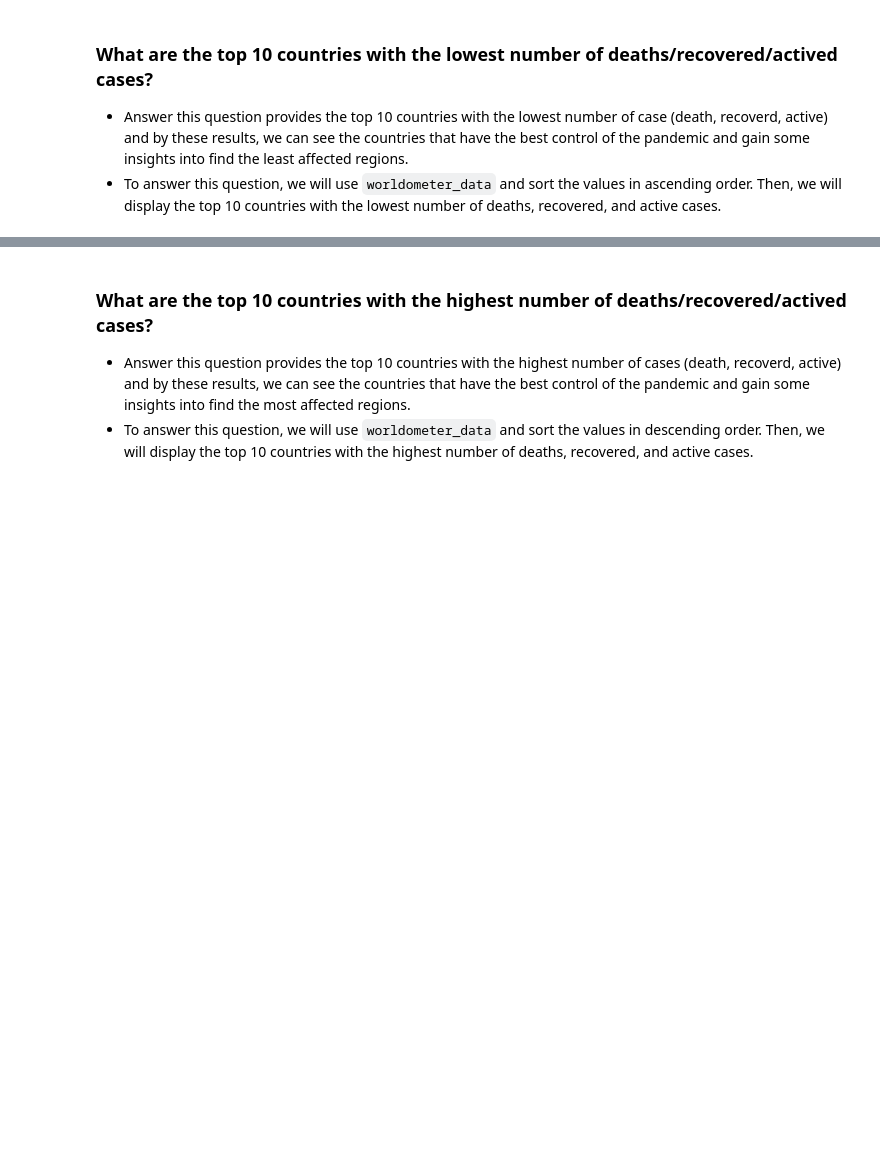
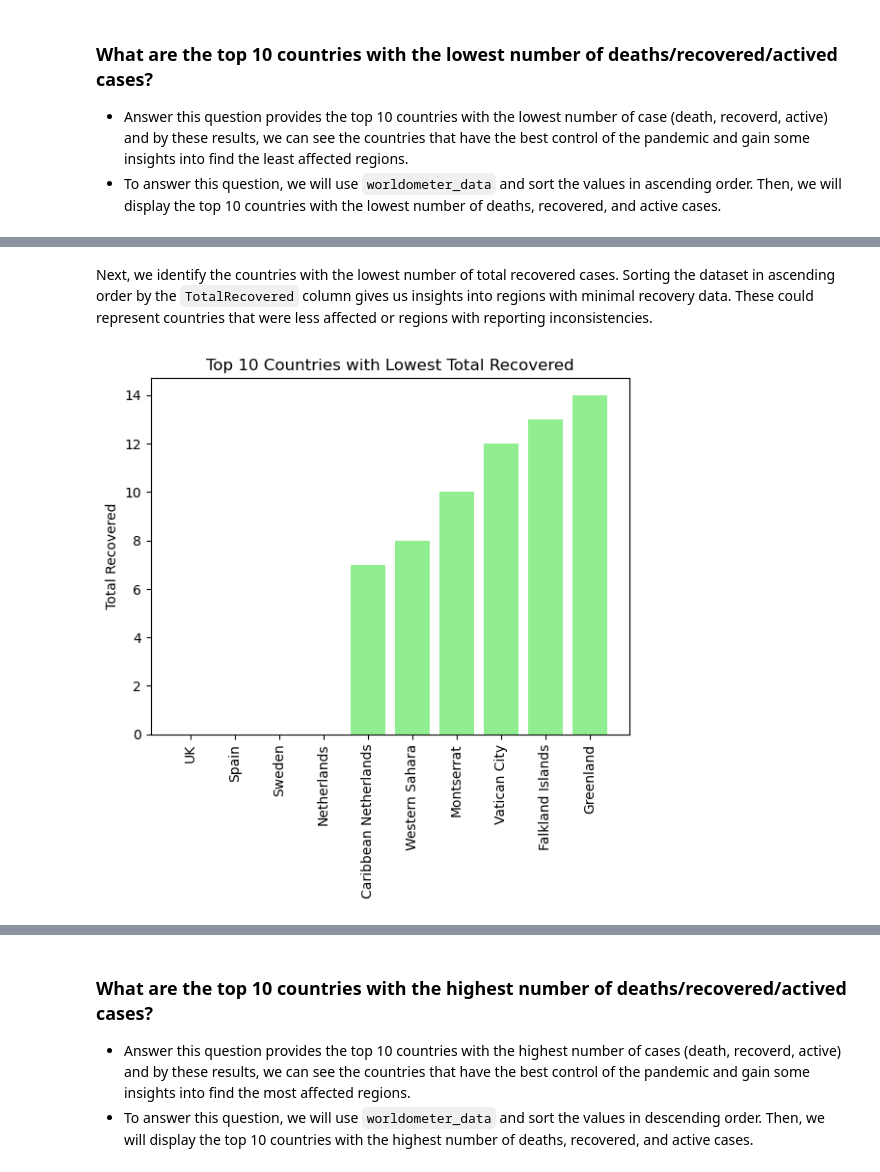
Before and after one commit to dhuyent/DSProgramming-FinalProject, a Jupyter notebook: src/Data_analysis.ipynb, the cells around one changed output, grey strips where cells are left out. Drawn from its saved outputs; the diff is of its cells as text; code cells hidden in the pictures; blank space fills up the shorter version.

```diff
--- a/src/Data_analysis.ipynb
+++ b/src/Data_analysis.ipynb
@@ -163,0 +170,11 @@ correlation_matrix
+# %% [markdown]
+Next, we identify the countries with the lowest number of total recovered cases. Sorting the dataset in ascending order by the `TotalRecovered` column gives us insights into regions with minimal recovery data. These could represent countries that were less affected or regions with reporting inconsistencies.
+# %%
+top_10_lowest_recovered = world_df.sort_values(by="TotalRecovered", ascending=True).head(10)
+
+plt.bar(top_10_lowest_recovered["Country/Region"], top_10_lowest_recovered["TotalRecovered"], color='lightgreen')
+plt.title("Top 10 Countries with Lowest Total Recovered")
+plt.ylabel("Total Recovered")
+plt.xticks(rotation=90);
+# %% [output]
+[figure, added]
```
Also changed, not shown: parts of 23 cells of this notebook, 4 other files.
